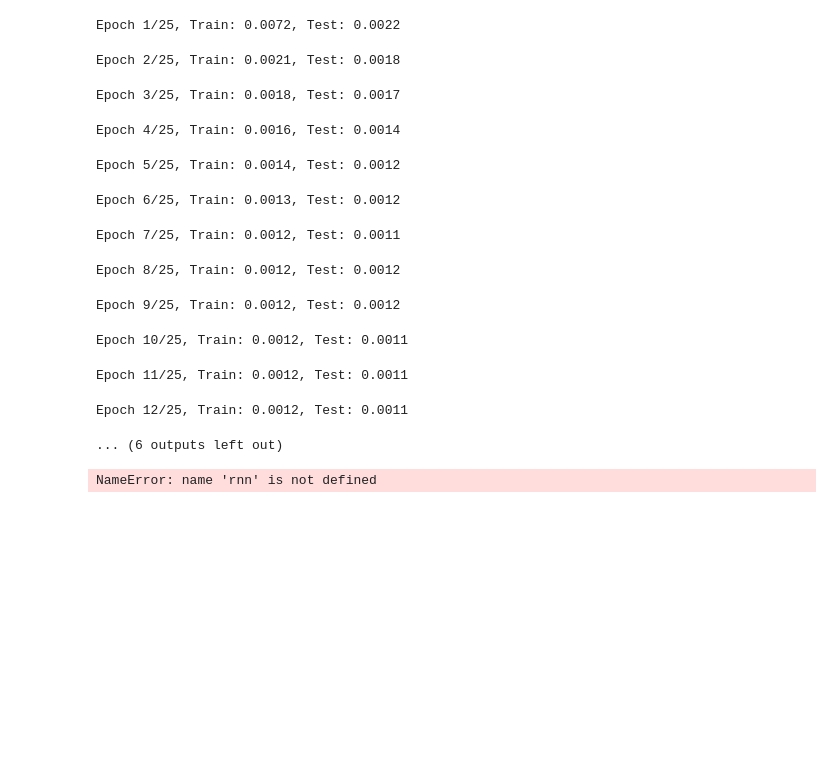
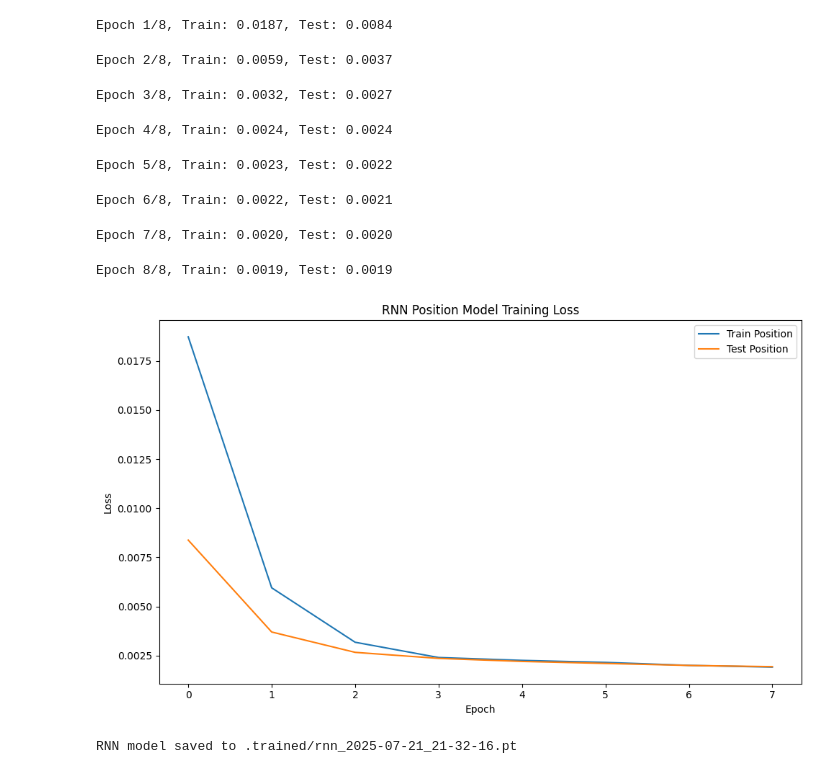
Before and after one commit to niooii/osu, a Jupyter notebook: train.ipynb, the cells around one changed output. Saved outputs shown, nothing was run; the diff lists cells and outputs as text; code cells hidden in the pictures; blank space fills up the shorter version.

```diff
--- a/train.ipynb
+++ b/train.ipynb
@@ -79,8 +112,8 @@ ys.shape
 # %%
 # reload from saved
 
-xs = np.load(f'.datasets/xs.npy')
-ys = np.load(f'.datasets/ys.npy')
+# xs = np.load(f'.datasets/xs.npy')
+# ys = np.load(f'.datasets/ys.npy')
 # %%
 # tys = ys.reshape(ys.shape[0] * ys.shape[1], ys.shape[2])
 # for frame in tys:
@@ -121,37 +154,32 @@ Data loaded: 9073 training samples, 2269 test samples (position only)
 # %%
-RNN_EPOCHS = 25
+RNN_EPOCHS = 8
 
 # Train the RNN
 rnn.train(epochs=RNN_EPOCHS)
 rnn.plot_losses()
 rnn.save()
 # %% [output]
-Epoch 1/25, Train: 0.0072, Test: 0.0022
+Epoch 1/8, Train: 0.0187, Test: 0.0084
-Epoch 2/25, Train: 0.0021, Test: 0.0018
+Epoch 2/8, Train: 0.0059, Test: 0.0037
-Epoch 3/25, Train: 0.0018, Test: 0.0017
+Epoch 3/8, Train: 0.0032, Test: 0.0027
-Epoch 4/25, Train: 0.0016, Test: 0.0014
+Epoch 4/8, Train: 0.0024, Test: 0.0024
-Epoch 5/25, Train: 0.0014, Test: 0.0012
+Epoch 5/8, Train: 0.0023, Test: 0.0022
-Epoch 6/25, Train: 0.0013, Test: 0.0012
+Epoch 6/8, Train: 0.0022, Test: 0.0021
-Epoch 7/25, Train: 0.0012, Test: 0.0011
+Epoch 7/8, Train: 0.0020, Test: 0.0020
-Epoch 8/25, Train: 0.0012, Test: 0.0012
+Epoch 8/8, Train: 0.0019, Test: 0.0019
+[figure, added]
-Epoch 9/25, Train: 0.0012, Test: 0.0012
+RNN model saved to .trained/rnn_2025-07-21_21-32-16.pt
-Epoch 10/25, Train: 0.0012, Test: 0.0011
-Epoch 11/25, Train: 0.0012, Test: 0.0011
-Epoch 12/25, Train: 0.0012, Test: 0.0011
-... (6 outputs left out)
 # %%
-# import torch
-# import gc
-#
-# # Clear GPU cache
-# torch.cuda.empty_cache()
-#
-# # Force garbage collection
-# gc.collect()
-#
-# del rnn
+import torch
+import gc
+
+# Clear GPU cache
+torch.cuda.empty_cache()
+
+# Force garbage collection
+gc.collect()
+
+del rnn
-# %% [output]
-NameError: name 'rnn' is not defined
 # %%
 from osu.gan import OsuReplayGAN
 # %%
```
Also changed, not shown: parts of 14 cells of this notebook, 8 other files.
